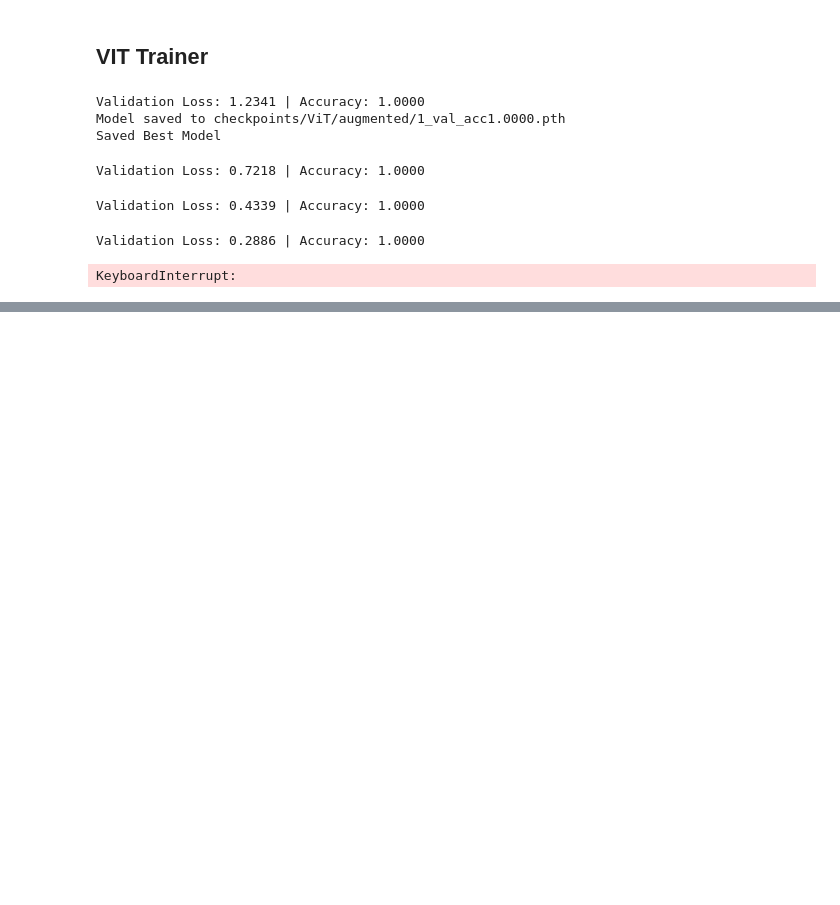
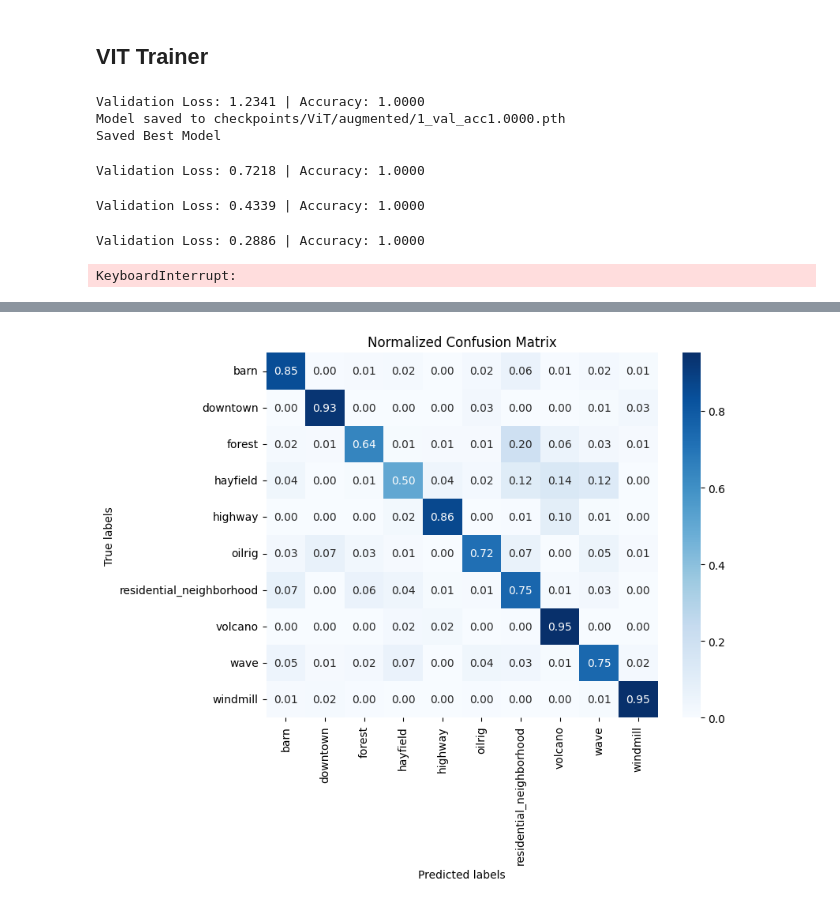
Before and after one commit to chenjoshua7/CNN_VIT_Comparative_Analysis, a Jupyter notebook: eurosat/eurosat_vit_trainer.ipynb, the cells around one changed output, grey strips where cells are left out. Cells and saved outputs as stored; diff of their text form; code cells hidden in the pictures; blank space fills up the shorter version.

Commit message:
added predicted data

```diff
--- a/eurosat/eurosat_vit_trainer.ipynb
+++ b/eurosat/eurosat_vit_trainer.ipynb
@@ -199,0 +160,24 @@ KeyboardInterrupt:
+# %%
+def predict_testing(testing_data, model, device):
+    model.eval()
+    predictions = []
+    y_values = []
+    with torch.no_grad():
+        valid_loss, valid_correct, valid_total = 0.0, 0, 0
+        for x, y in tqdm(testing_data):
+            x, y = x.to(device), y.to(device)
+            outputs = model(x, y)
+            valid_output = outputs.logits.argmax(dim=1)
+            valid_loss += outputs.loss
+            valid_correct += (valid_output == y).sum().item()
+            valid_total += y.size(0)
+
+            predictions.extend(valid_output)
+            y_values.extend(y)
+
+        val_accuracy = valid_correct / valid_total
+        valid_loss /= len(testing_data)  # Normalize validation loss
+        print(f'Validation Loss: {valid_loss:.4f} | Accuracy: {val_accuracy:.4f}')
+        return predictions, y_values
+# %%
+test_predictions, test_classes = predict_testing(testing_data = test_loader, model = vit_model, device=device)
@@ -199,0 +189,21 @@ KeyboardInterrupt:
+# %%
+#test_predictions = np.argmax(test_predictions, axis = 1)
+
+results = Metrics(title = "EuroSAT")
+results.run(test_classes, test_predictions, method_name = "ResNet50")
+results.plot()
+# %%
+classes = {'barn': 0,
+        'downtown': 1,
+        'forest': 2,
+        'hayfield': 3,
+        'highway': 4,
+        'oilrig': 5,
+        'residential_neighborhood': 6,
+        'volcano': 7,
+        'wave': 8,
+        'windmill': 9}
+# %%
+plot_confusion_matrix(test_classes, test_predictions, classes = classes.keys())
+# %% [output]
+[figure, added]
```
Also changed, not shown: parts of 12 cells of this notebook.
